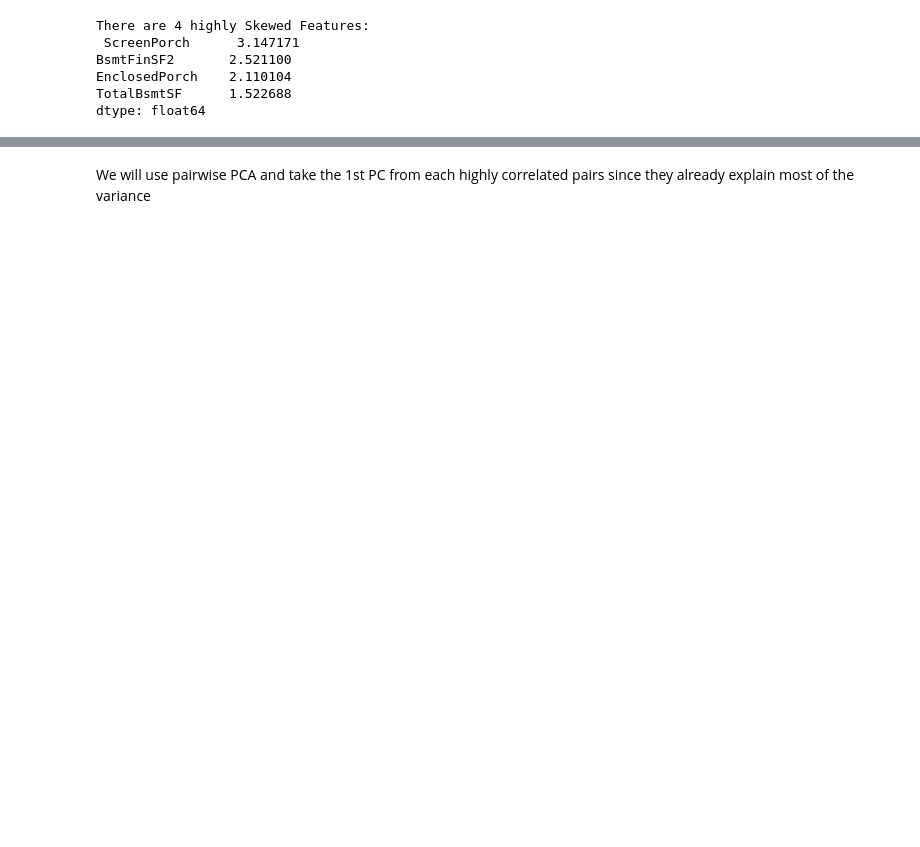
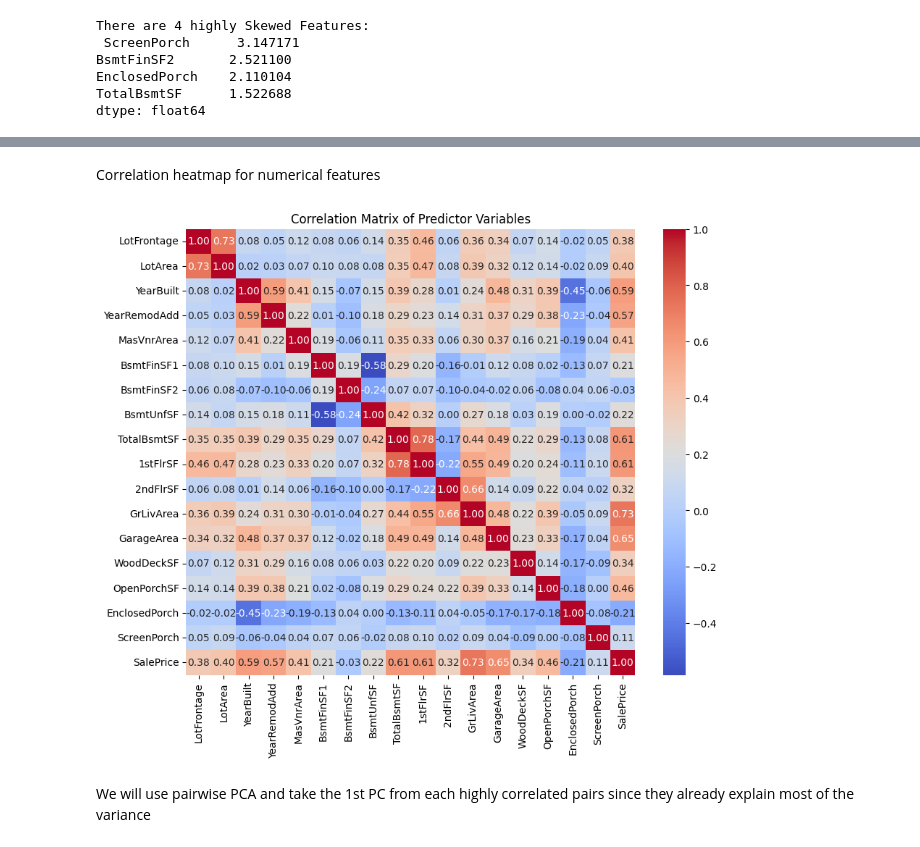
Before and after one commit to StDevon/house-prices-regression, a Jupyter notebook: EDA.ipynb, the cells around one changed output, grey strips where cells are left out. Drawn from its saved outputs; the diff is of its cells as text; code cells hidden in the pictures; blank space fills up the shorter version.

```diff
--- a/EDA.ipynb
+++ b/EDA.ipynb
@@ -369,6 +361,23 @@ Highly Correlated Feature Pairs:
 161     1stFlrSF  TotalBsmtSF  0.779616
 181     2ndFlrSF    GrLivArea  0.662944
 197    GrLivArea     2ndFlrSF  0.662944
+# %% [markdown]
+Correlation heatmap for numerical features
+# %%
+
+# Select only the predictor variables (exclude 'SalePrice')
+predictors = df_transformed[num_features].drop('SalePrice', axis=1)
+
+# Calculate the correlation matrix for the predictors
+correlation_matrix = df_transformed[num_features].corr()
+
+# Create the heatmap
+plt.figure(figsize=(10, 8))
+sns.heatmap(correlation_matrix, annot=True, cmap='coolwarm', fmt=".2f")
+plt.title('Correlation Matrix of Predictor Variables')
+plt.show()
+# %% [output]
+[figure, added]
 # %% [markdown]
 We will use pairwise PCA and take the 1st PC from each highly correlated pairs since they already explain most of the variance
 # %%
```
Also changed, not shown: parts of 39 cells of this notebook, 2 other files.
